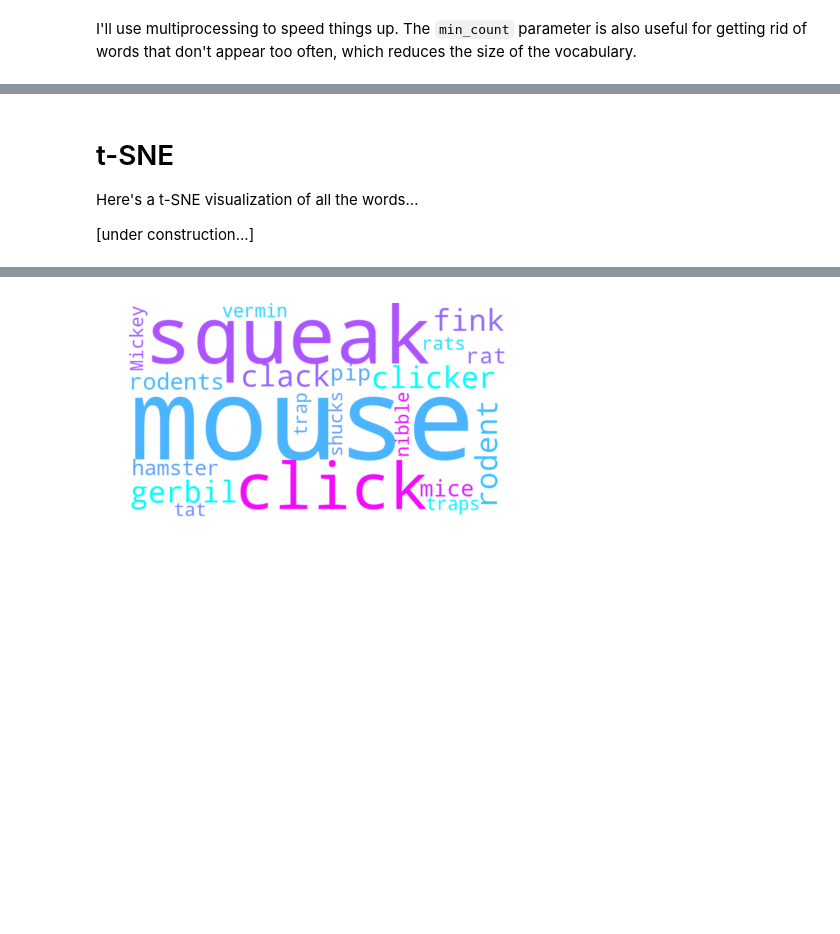
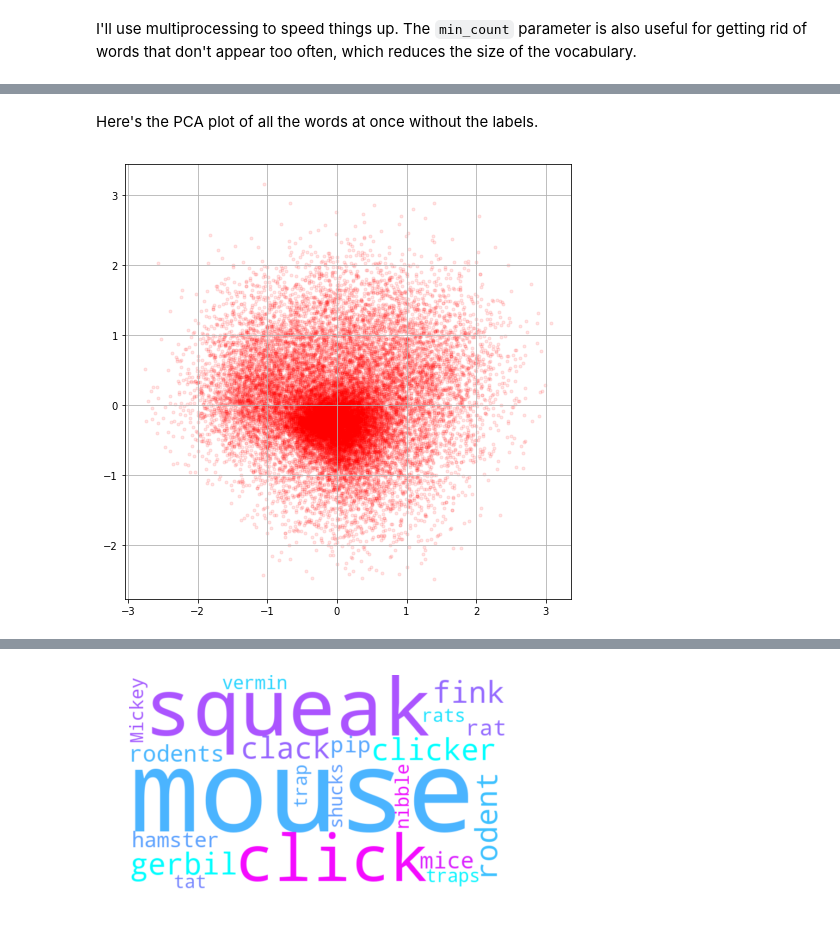
Before and after one commit to qrrble/word-associations, a Jupyter notebook: Word2Vec.ipynb, the cells around one changed output, grey strips where cells are left out. Drawn from its saved outputs; the diff is of its cells as text; code cells hidden in the pictures; blank space fills up the shorter version.

```diff
--- a/Word2Vec.ipynb
+++ b/Word2Vec.ipynb
@@ -149,5 +153,8 @@ plt.grid(True)
-# %% [markdown]
-# t-SNE
-Here's a t-SNE visualization of all the words...
-
-[under construction...]
+# %% [markdown]
+Here's the PCA plot of all the words at once without the labels.
+# %%
+fig=plt.figure(figsize=(8, 8), facecolor='w', edgecolor='k')
+plt.scatter(pca_result[:, 0], pca_result[:, 1],marker = '.',color='r',alpha=0.1)
+plt.grid(True)
+# %% [output]
+[figure, added]
```
Also changed, not shown: parts of 16 cells of this notebook, 2 other files.
